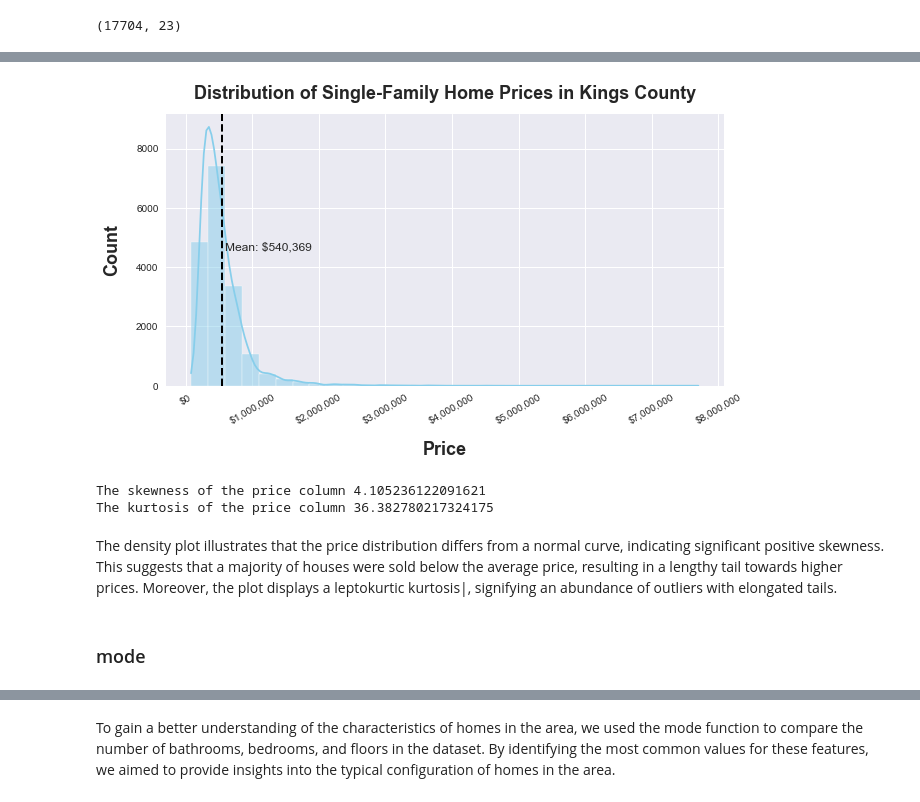
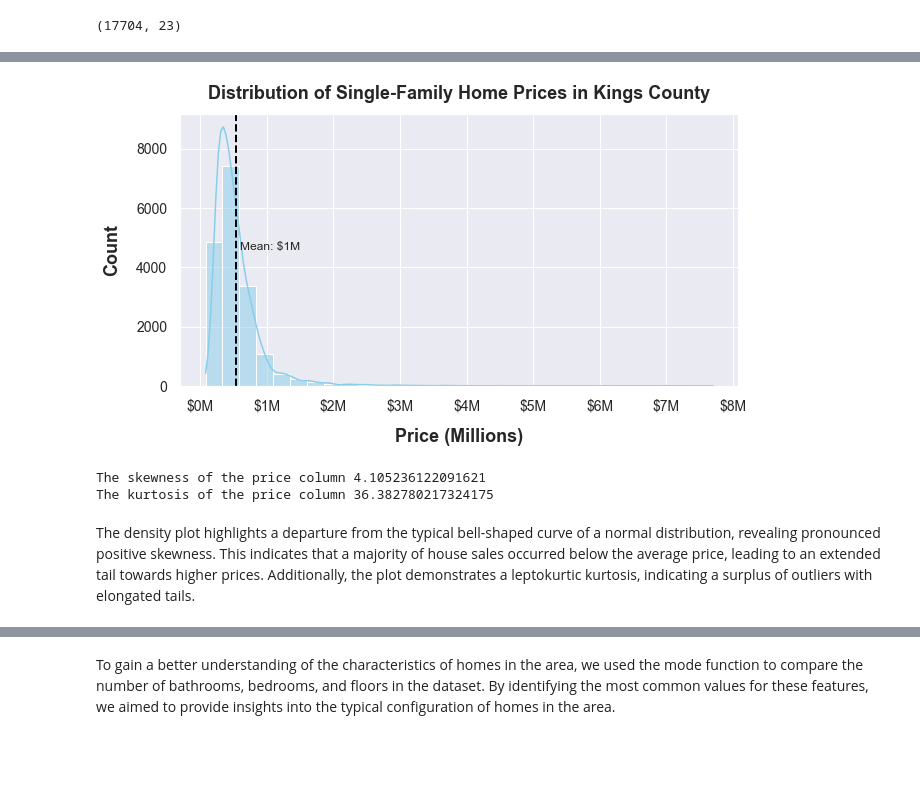
Before and after one commit to Agai-Beryl/Northwestern-County-Real-Estate-Price-Forecast, a Jupyter notebook: student.ipynb, the cells around one changed output, grey strips where cells are left out. Cells and saved outputs as stored; diff of their text form; code cells hidden in the pictures; blank space fills up the shorter version.

```diff
--- a/student.ipynb
+++ b/student.ipynb
@@ -508,31 +509,32 @@ df.describe()
 # %%
 # Set figure size
 plt.figure(figsize=(10, 5))
 
 # Create histogram with Seaborn
-sns.histplot(df['price'], bins=30, kde=True, color='skyblue')
+sns.histplot(df['price'] / 1e6, bins=30, kde=True, color='skyblue')  # Divide by 1e6 to convert prices to millions
 
 # Plot vertical line representing mean price
-plt.axvline(df['price'].mean(), color='black', linestyle='dashed', linewidth=2)
+plt.axvline(df['price'].mean() / 1e6, color='black', linestyle='dashed', linewidth=2)  # Divide by 1e6 to convert mean price to millions
 
 # Annotate mean price on the plot
-plt.text(df['price'].mean() * 1.1, plt.ylim()[1] * 0.5, 'Mean: ${:,.0f}'.format(df['price'].mean()), fontsize=12)
+plt.text((df['price'].mean() / 1e6) * 1.1, plt.ylim()[1] * 0.5, 'Mean: ${:,.0f}M'.format(df['price'].mean() / 1e6), fontsize=12)
 
 # Format xticks by including $ sign, adding commas, and removing decimals
-plt.gca().xaxis.set_major_formatter(StrMethodFormatter('${x:,.0f}'))
+plt.gca().xaxis.set_major_formatter(StrMethodFormatter('${x:,.0f}M'))  # Update tick labels to display prices in millions
 
-# Rotate x-ticks
-plt.xticks(rotation=30)
+# Set font properties for x and y tick labels
+plt.tick_params(axis='x', labelsize=14)  # Adjust the font size for x-axis tick labels
+plt.tick_params(axis='y', labelsize=14)  # Adjust the font size for y-axis tick labels
 
 # Set labels and title
-plt.xlabel('Price', fontweight="bold", fontsize=18, labelpad=15)
+plt.xlabel('Price (Millions)', fontweight="bold", fontsize=18, labelpad=15)
 plt.ylabel('Count', fontweight="bold", fontsize=18, labelpad=15)
 plt.title('Distribution of Single-Family Home Prices in Kings County', fontweight="bold", fontsize=18, pad=15)
 
 # Show plot
 plt.show()
 # %% [output]
-[figure, old version]
+[figure, new version]
 # %%
 print("The skewness of the price column", df['price'].skew())
 print("The kurtosis of the price column", df['price'].kurt())
@@ -540,6 +542,4 @@ print("The kurtosis of the price column", df['price'].kurt())
 The skewness of the price column 4.105236122091621
 The kurtosis of the price column 36.382780217324175
 # %% [markdown]
-The density plot illustrates that the price distribution differs from a normal curve, indicating significant positive skewness. This suggests that a majority of houses were sold below the average price, resulting in a lengthy tail towards higher prices. Moreover, the plot displays a leptokurtic kurtosis|, signifying an abundance of outliers with elongated tails.
+The density plot highlights a departure from the typical bell-shaped curve of a normal distribution, revealing pronounced positive skewness. This indicates that a majority of house sales occurred below the average price, leading to an extended tail towards higher prices. Additionally, the plot demonstrates a leptokurtic kurtosis, indicating a surplus of outliers with elongated tails.
-# %% [markdown]
-### mode
```
Also changed, not shown: parts of 24 cells of this notebook, 1 other file.
